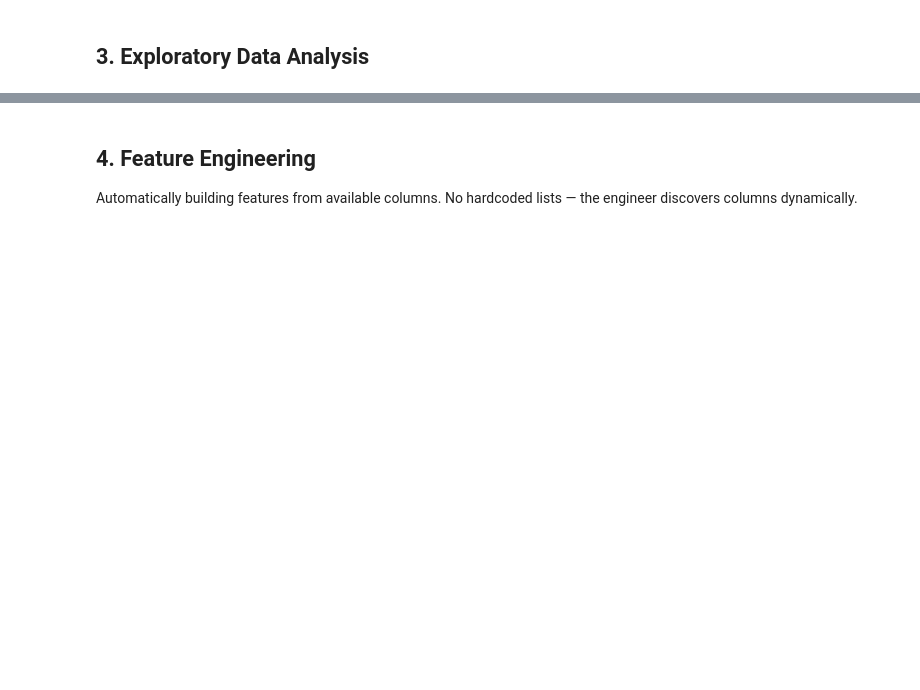
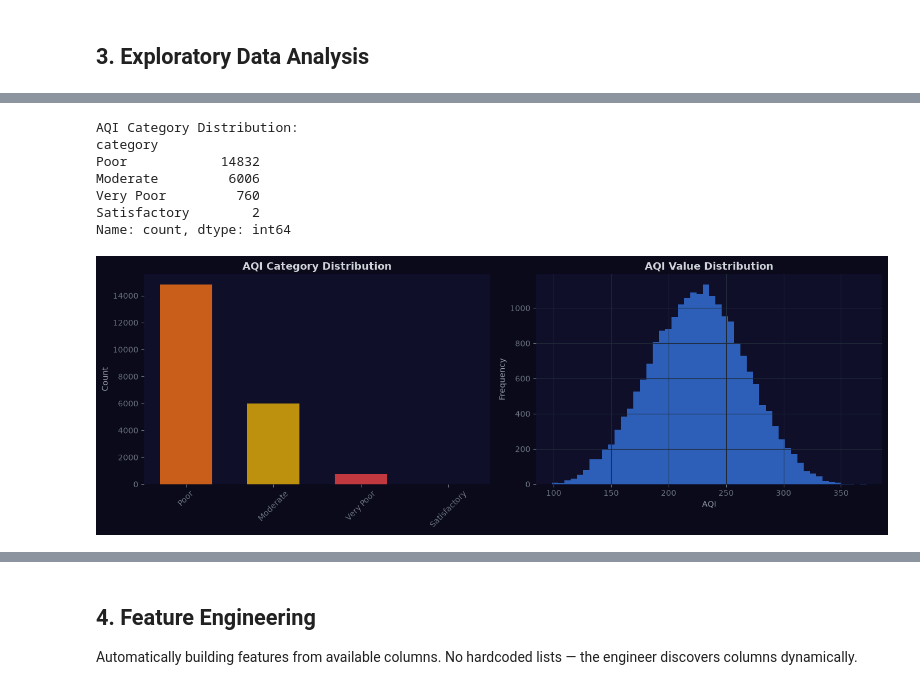
Before and after one commit to HarshitaVscode/ET-Hackathon, a Jupyter notebook: backend/src/hyperlocal_forecast_agent/notebooks/hyperlocal_forecast_agent.ipynb, the cells around one changed output, grey strips where cells are left out. Drawn from its saved outputs; the diff is of its cells as text; code cells hidden in the pictures; blank space fills up the shorter version.

Commit message:
fix(notebook): replace plt.show() with display(fig) for inline plots, add best_model guard in SHAP cell, add %matplotlib inline

```diff
--- a/backend/src/hyperlocal_forecast_agent/notebooks/hyperlocal_forecast_agent.ipynb
+++ b/backend/src/hyperlocal_forecast_agent/notebooks/hyperlocal_forecast_agent.ipynb
@@ -82,34 +137,43 @@ print(f"\nOverall AQI: mean={master['aqi'].mean():.1f}, std={master['aqi'].std()
 # AQI distribution by category
 def aqi_cat(v):
     if v <= 50: return "Good"
     if v <= 100: return "Satisfactory"
     if v <= 200: return "Moderate"
     if v <= 300: return "Poor"
     if v <= 400: return "Very Poor"
     return "Severe"
 master["category"] = master["aqi"].apply(aqi_cat)
 cat_counts = master["category"].value_counts()
 print("AQI Category Distribution:")
 print(cat_counts)
 
 fig, axes = plt.subplots(1, 2, figsize=(14, 5))
 colors = {"Good": "#22c55e", "Satisfactory": "#84cc16", "Moderate": "#eab308",
           "Poor": "#f97316", "Very Poor": "#ef4444", "Severe": "#be123c"}
 for i, (cat, cnt) in enumerate(cat_counts.items()):
     axes[0].bar(cat, cnt, color=colors.get(cat, "#6366f1"), alpha=0.8, width=0.6)
 axes[0].set_title("AQI Category Distribution", fontsize=13, fontweight="bold")
 axes[0].set_ylabel("Count")
 axes[0].tick_params(axis="x", rotation=45)
 
 master["aqi"].hist(bins=50, color="#3b82f6", alpha=0.7, edgecolor="none", ax=axes[1])
 axes[1].set_title("AQI Value Distribution", fontsize=13, fontweight="bold")
 axes[1].set_xlabel("AQI")
 axes[1].set_ylabel("Frequency")
 for ax in axes:
     ax.set_facecolor("#0f0f2a")
     for sp in ax.spines.values(): sp.set_visible(False)
 plt.tight_layout()
-plt.show()
+display(fig)
+# %% [output]
+AQI Category Distribution:
+category
+Poor            14832
+Moderate         6006
+Very Poor         760
+Satisfactory        2
+Name: count, dtype: int64
+[figure, added]
 # %%
 # Time-series plot for first station
 station = master["station_name"].iloc[0]
```
Also changed, not shown: parts of 18 cells of this notebook.
